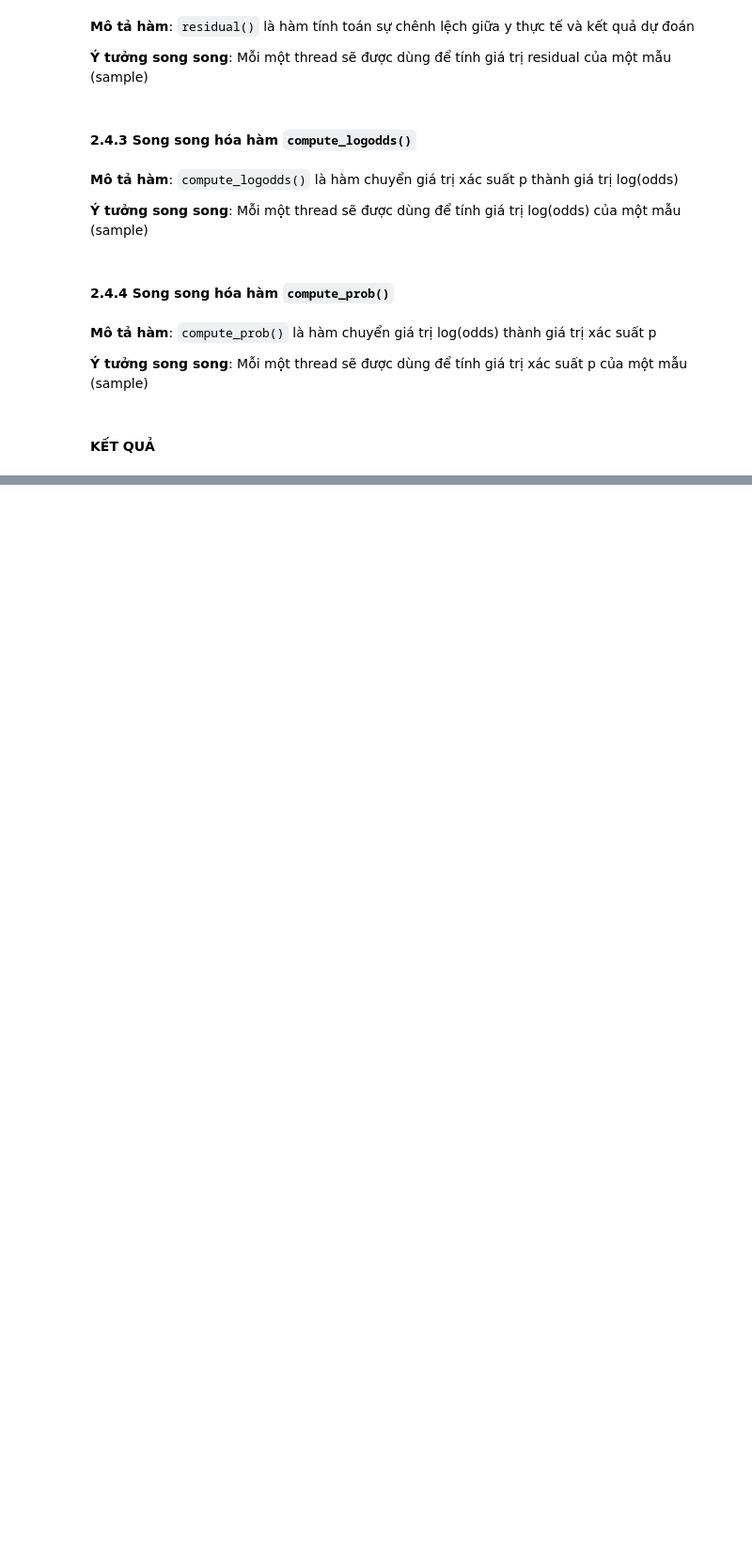
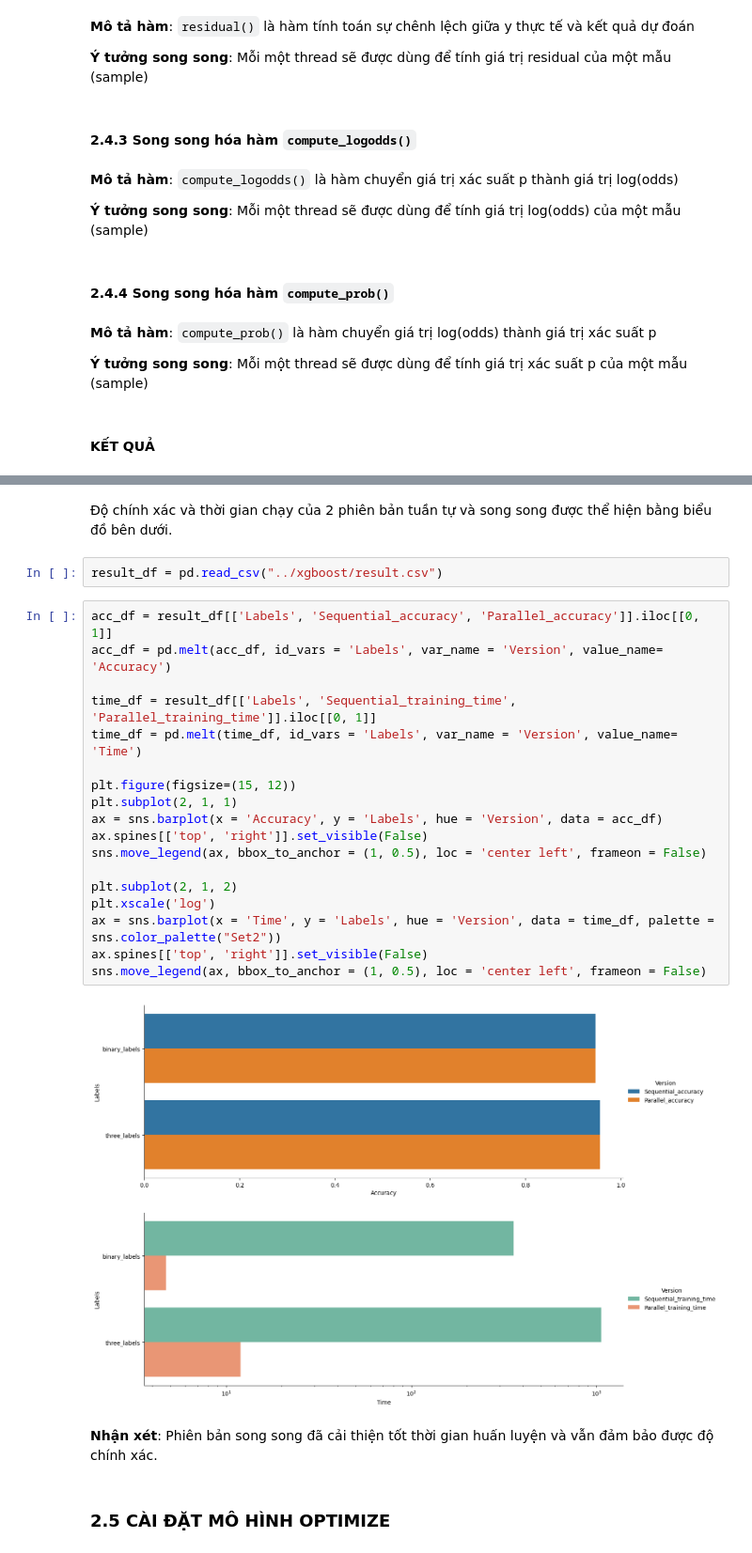
Before and after one commit to NhatPhuong2106/Applied_Parallel_Programming, a Jupyter notebook: report/Final_Report.ipynb, the cells around one changed output, grey strips where cells are left out. Shown at 94% size. Cells and saved outputs as stored; diff of their text form; blank space fills up the shorter version.

```diff
--- a/report/Final_Report.ipynb
+++ b/report/Final_Report.ipynb
@@ -156,0 +151,28 @@ result_df[col_name].iloc[[0, 1]]
+# %% [markdown]
+Độ chính xác và thời gian chạy của 2 phiên bản tuần tự và song song được thể hiện bằng biểu đồ bên dưới.
+# %%
+result_df = pd.read_csv("../xgboost/result.csv")
+# %%
+acc_df = result_df[['Labels', 'Sequential_accuracy', 'Parallel_accuracy']].iloc[[0, 1]]
+acc_df = pd.melt(acc_df, id_vars = 'Labels', var_name = 'Version', value_name= 'Accuracy')
+
+time_df = result_df[['Labels', 'Sequential_training_time', 'Parallel_training_time']].iloc[[0, 1]]
+time_df = pd.melt(time_df, id_vars = 'Labels', var_name = 'Version', value_name= 'Time')
+
+plt.figure(figsize=(15, 12))
+plt.subplot(2, 1, 1)
+ax = sns.barplot(x = 'Accuracy', y = 'Labels', hue = 'Version', data = acc_df)
+ax.spines[['top', 'right']].set_visible(False)
+sns.move_legend(ax, bbox_to_anchor = (1, 0.5), loc = 'center left', frameon = False)
+
+plt.subplot(2, 1, 2)
+plt.xscale('log')
+ax = sns.barplot(x = 'Time', y = 'Labels', hue = 'Version', data = time_df, palette = sns.color_palette("Set2"))
+ax.spines[['top', 'right']].set_visible(False)
+sns.move_legend(ax, bbox_to_anchor = (1, 0.5), loc = 'center left', frameon = False)
+# %% [output]
+[figure, added]
+# %% [markdown]
+**Nhận xét**: Phiên bản song song đã cải thiện tốt thời gian huấn luyện và vẫn đảm bảo được độ chính xác.
+# %% [markdown]
+### 2.5 CÀI ĐẶT MÔ HÌNH OPTIMIZE
```
Also changed, not shown: parts of 22 cells of this notebook, 2 other files.
